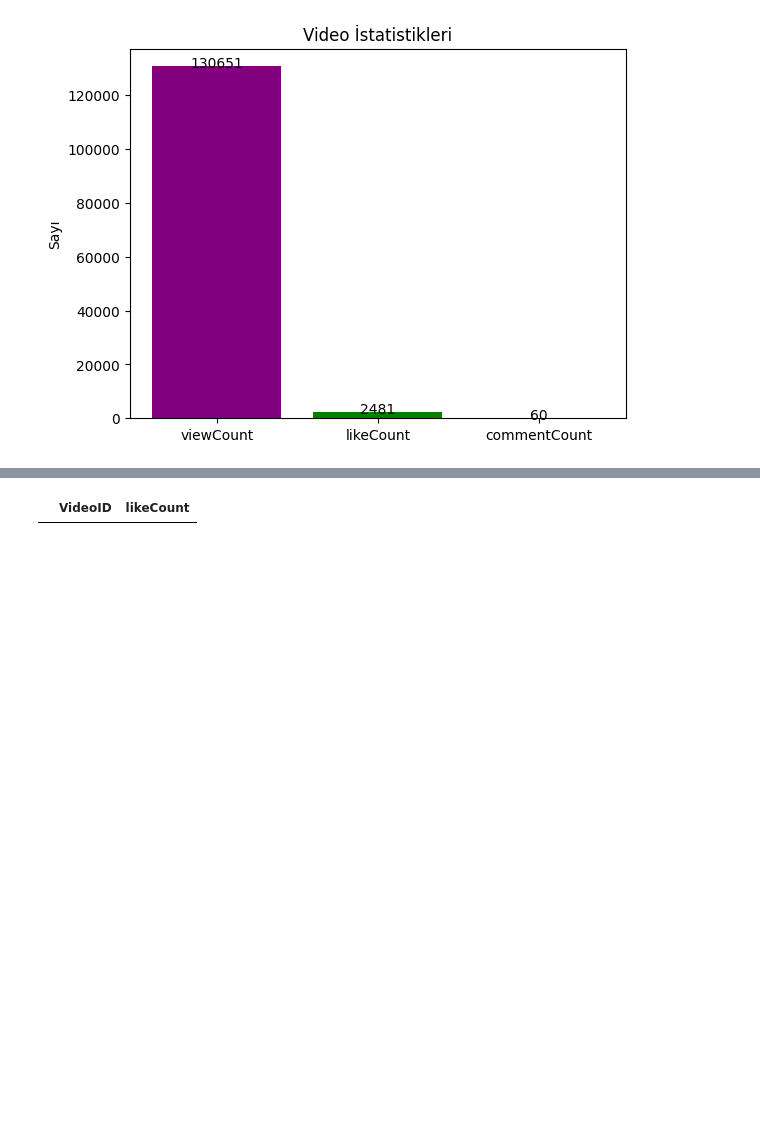
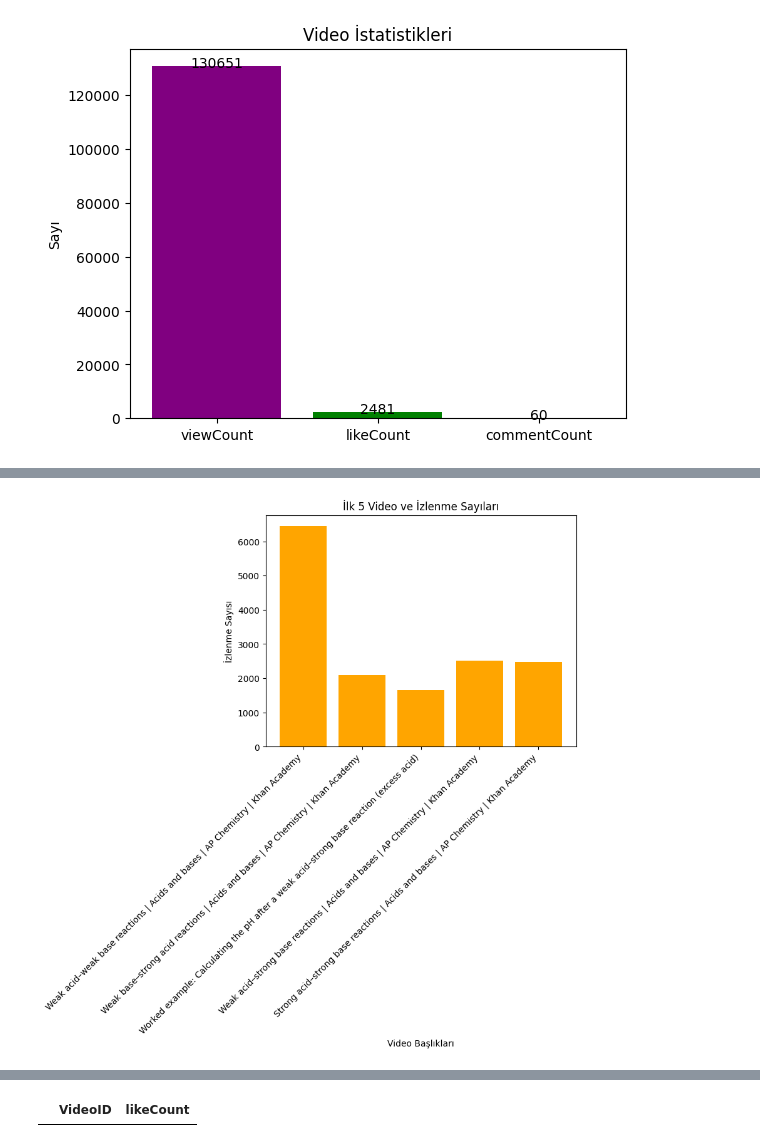
Before and after one commit to Nurbanuak/API_NEW_DATA, a Jupyter notebook: api_new.ipynb, the cells around one changed output, grey strips where cells are left out. Cells and saved outputs as stored; diff of their text form; code cells hidden in the pictures; blank space fills up the shorter version.

```diff
--- a/api_new.ipynb
+++ b/api_new.ipynb
@@ -366,0 +414,21 @@ plt.show()
+# %%
+df = pd.read_csv('selected_top_videos.csv')
+
+# İlk 5 satırı seç
+top_5 = df.head()
+
+# Grafik oluştur
+fig, ax = plt.subplots()
+
+# İlk 5 videoyu bar grafiği ile göster
+ax.bar(top_5['title'], top_5['view_count'], color='orange')
+ax.set_xlabel('Video Başlıkları')
+ax.set_ylabel('İzlenme Sayısı')
+ax.set_title('İlk 5 Video ve İzlenme Sayıları')
+
+# Grafikleri göster
+plt.xticks(rotation=45, ha='right')  # x ekseni etiketlerini sağa döndür
+plt.tight_layout()  # etiketlerin çakışmasını önlemek için düzeni düzenle
+plt.show()
+# %% [output]
+[figure, added]
```
Also changed, not shown: parts of 19 cells of this notebook.
